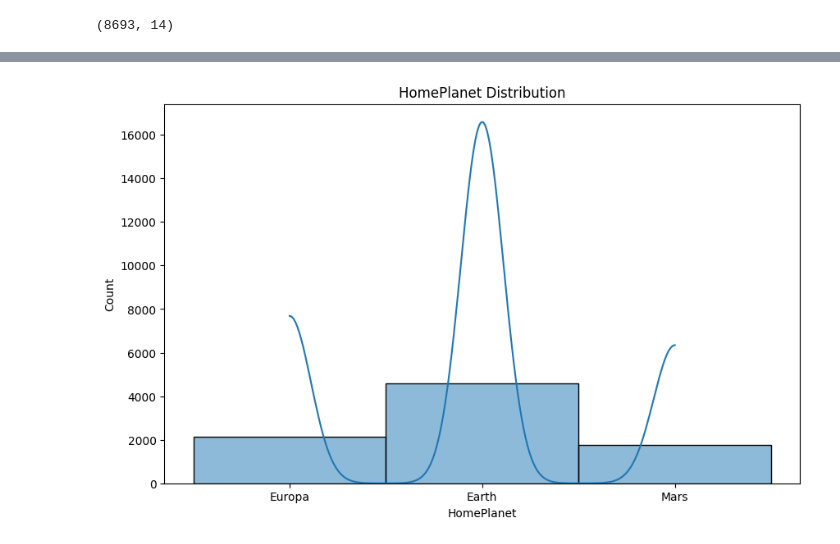
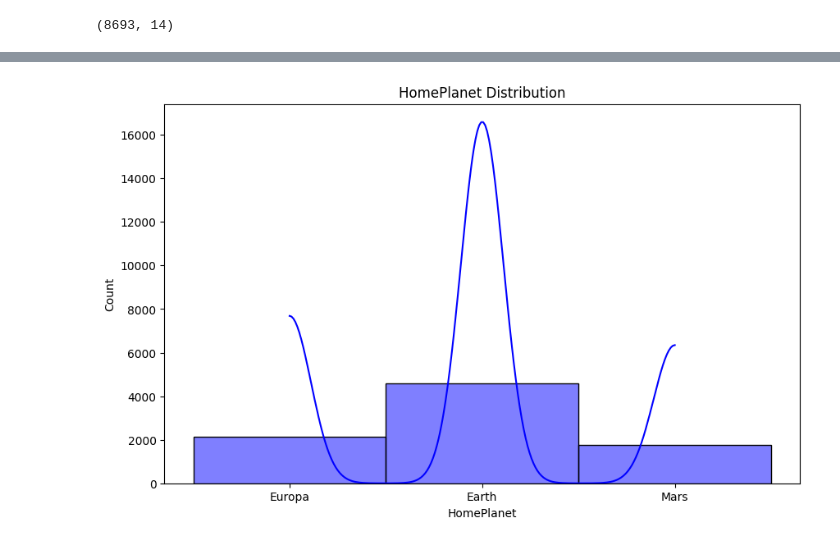
Before and after one commit to dextermadh/Sapceship-Titanic--Survival-Prediction, a Jupyter notebook: model_creation.ipynb, the cells around one changed output, grey strips where cells are left out. Saved outputs shown, nothing was run; the diff lists cells and outputs as text; code cells hidden in the pictures.

```diff
--- a/model_creation.ipynb
+++ b/model_creation.ipynb
@@ -244,3 +304,5 @@ plt.show()
+# %%
+df2.VRDeck = df2.VRDeck.fillna(0)
 # %%
 df2.isnull().sum()
 # %% [output]
@@ -261,0 +341,2 @@ dtype: int64
+# %%
+df2.CryoSleep = df2.CryoSleep.fillna(False)
@@ -262,8 +351,13 @@ dtype: int64
+# %%
+# I assume that the nan values of the VIP column are the passengers with no VIP access so let's fill the nan values False
+df2.VIP = df2.VIP.fillna(False)
 # %%
 df.shape
 # %% [output]
 (8693, 14)
 # %%
-df2 = df.dropna()
-df2.isnull().sum()
+# df2 = df.dropna()
+# df2.isnull().sum()
+df3 = df2.dropna()
+df3.shape
 # %% [output]
@@ -289,9 +369,4 @@ df2.shape
 # %%
-plt.figure(figsize=(10, 6))
-sns.histplot(df.HomePlanet, bins=20, kde=True)
-plt.title('HomePlanet Distribution')
-plt.xlabel('HomePlanet')
-plt.ylabel('Count')
-plt.show()
+feature_histplot(df2, 'HomePlanet', 'blue')
 # %% [output]
-[figure, old version]
+[figure, new version]
```
Also changed, not shown: parts of 34 cells of this notebook.
